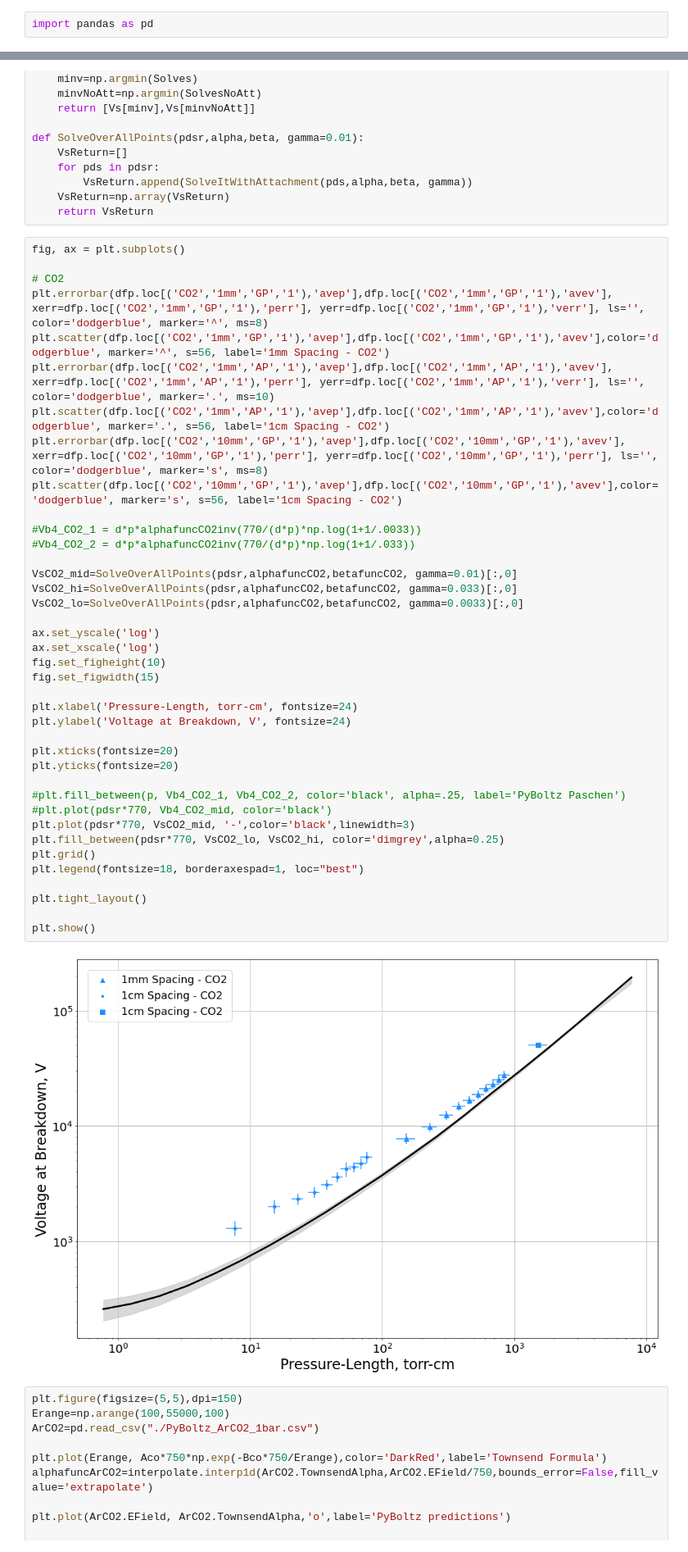
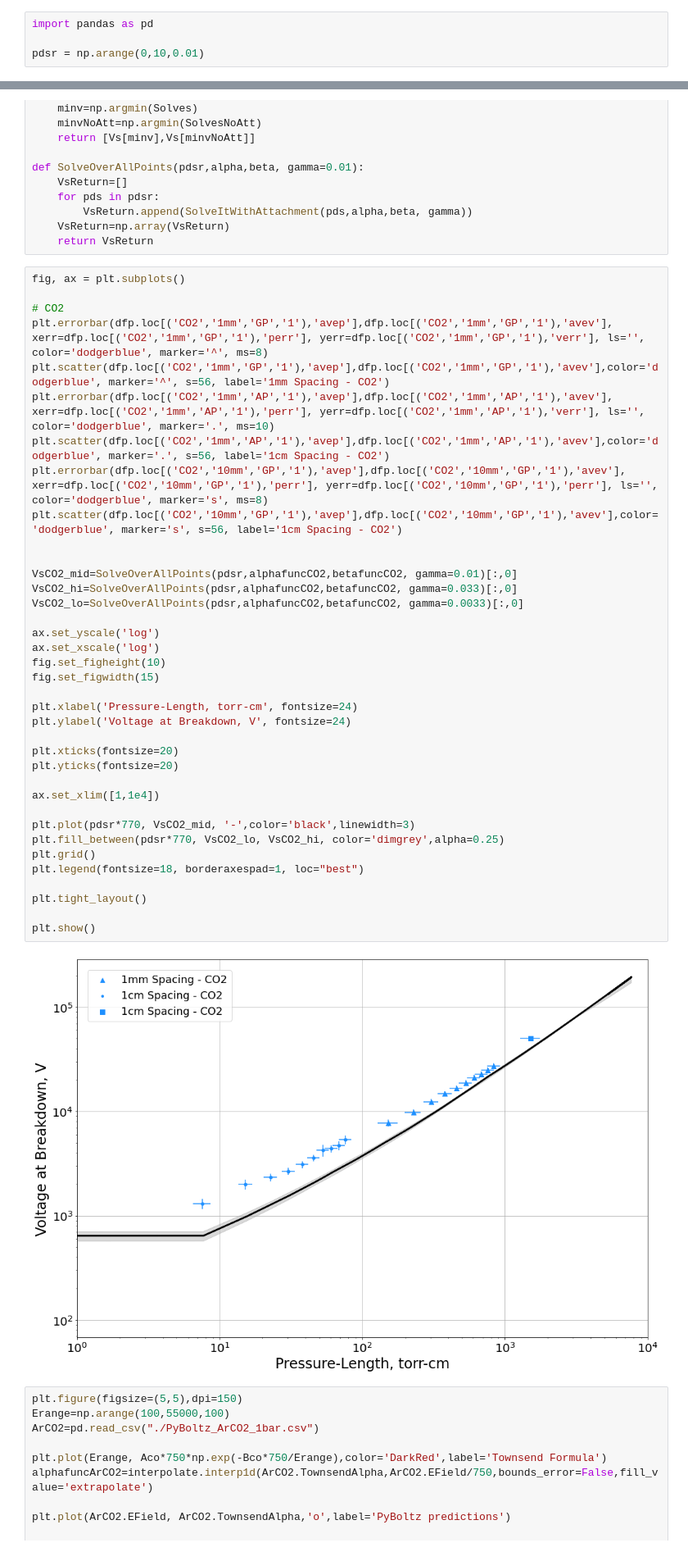
Before and after one commit to UTA-REST/HVBreakdown, a Jupyter notebook: HVplot.ipynb, the cells around one changed output, grey strips where cells are left out. Shown at 82% size. Saved outputs shown, nothing was run; the diff lists cells and outputs as text.

```diff
--- a/HVplot.ipynb
+++ b/HVplot.ipynb
@@ -605,5 +590,7 @@ plt.legend(loc='upper left')
 # %%
 import pandas as pd
+
+pdsr = np.arange(0,10,0.01)
 # %%
 plt.figure(figsize=(5,5),dpi=150)
 Erange=np.arange(100,55000,100)
@@ -657,38 +644,36 @@ plt.scatter(dfp.loc[('CO2','1mm','GP','1'),'avep'],dfp.loc[('CO2','1mm','GP','1'
 plt.errorbar(dfp.loc[('CO2','1mm','AP','1'),'avep'],dfp.loc[('CO2','1mm','AP','1'),'avev'], xerr=dfp.loc[('CO2','1mm','AP','1'),'perr'], yerr=dfp.loc[('CO2','1mm','AP','1'),'verr'], ls='', color='dodgerblue', marker='.', ms=10)
 plt.scatter(dfp.loc[('CO2','1mm','AP','1'),'avep'],dfp.loc[('CO2','1mm','AP','1'),'avev'],color='dodgerblue', marker='.', s=56, label='1cm Spacing - CO2')
 plt.errorbar(dfp.loc[('CO2','10mm','GP','1'),'avep'],dfp.loc[('CO2','10mm','GP','1'),'avev'], xerr=dfp.loc[('CO2','10mm','GP','1'),'perr'], yerr=dfp.loc[('CO2','10mm','GP','1'),'perr'], ls='', color='dodgerblue', marker='s', ms=8)
 plt.scatter(dfp.loc[('CO2','10mm','GP','1'),'avep'],dfp.loc[('CO2','10mm','GP','1'),'avev'],color='dodgerblue', marker='s', s=56, label='1cm Spacing - CO2')
 
-#Vb4_CO2_1 = d*p*alphafuncCO2inv(770/(d*p)*np.log(1+1/.0033))
-#Vb4_CO2_2 = d*p*alphafuncCO2inv(770/(d*p)*np.log(1+1/.033))
 
 VsCO2_mid=SolveOverAllPoints(pdsr,alphafuncCO2,betafuncCO2, gamma=0.01)[:,0]
 VsCO2_hi=SolveOverAllPoints(pdsr,alphafuncCO2,betafuncCO2, gamma=0.033)[:,0]
 VsCO2_lo=SolveOverAllPoints(pdsr,alphafuncCO2,betafuncCO2, gamma=0.0033)[:,0]
 
 ax.set_yscale('log')
 ax.set_xscale('log')
 fig.set_figheight(10)
 fig.set_figwidth(15)
 
 plt.xlabel('Pressure-Length, torr-cm', fontsize=24)
 plt.ylabel('Voltage at Breakdown, V', fontsize=24)
 
 plt.xticks(fontsize=20)
 plt.yticks(fontsize=20)
 
-#plt.fill_between(p, Vb4_CO2_1, Vb4_CO2_2, color='black', alpha=.25, label='PyBoltz Paschen')
-#plt.plot(pdsr*770, Vb4_CO2_mid, color='black')
+ax.set_xlim([1,1e4])
+
 plt.plot(pdsr*770, VsCO2_mid, '-',color='black',linewidth=3)
 plt.fill_between(pdsr*770, VsCO2_lo, VsCO2_hi, color='dimgrey',alpha=0.25)
 plt.grid()
 plt.legend(fontsize=18, borderaxespad=1, loc="best")
 
 plt.tight_layout()
 
 plt.show()
 # %% [output]
-[figure, old version]
+[figure, new version]
 # %%
 plt.figure(figsize=(5,5),dpi=150)
 Erange=np.arange(100,55000,100)
```
Also changed, not shown: parts of 11 cells of this notebook.
